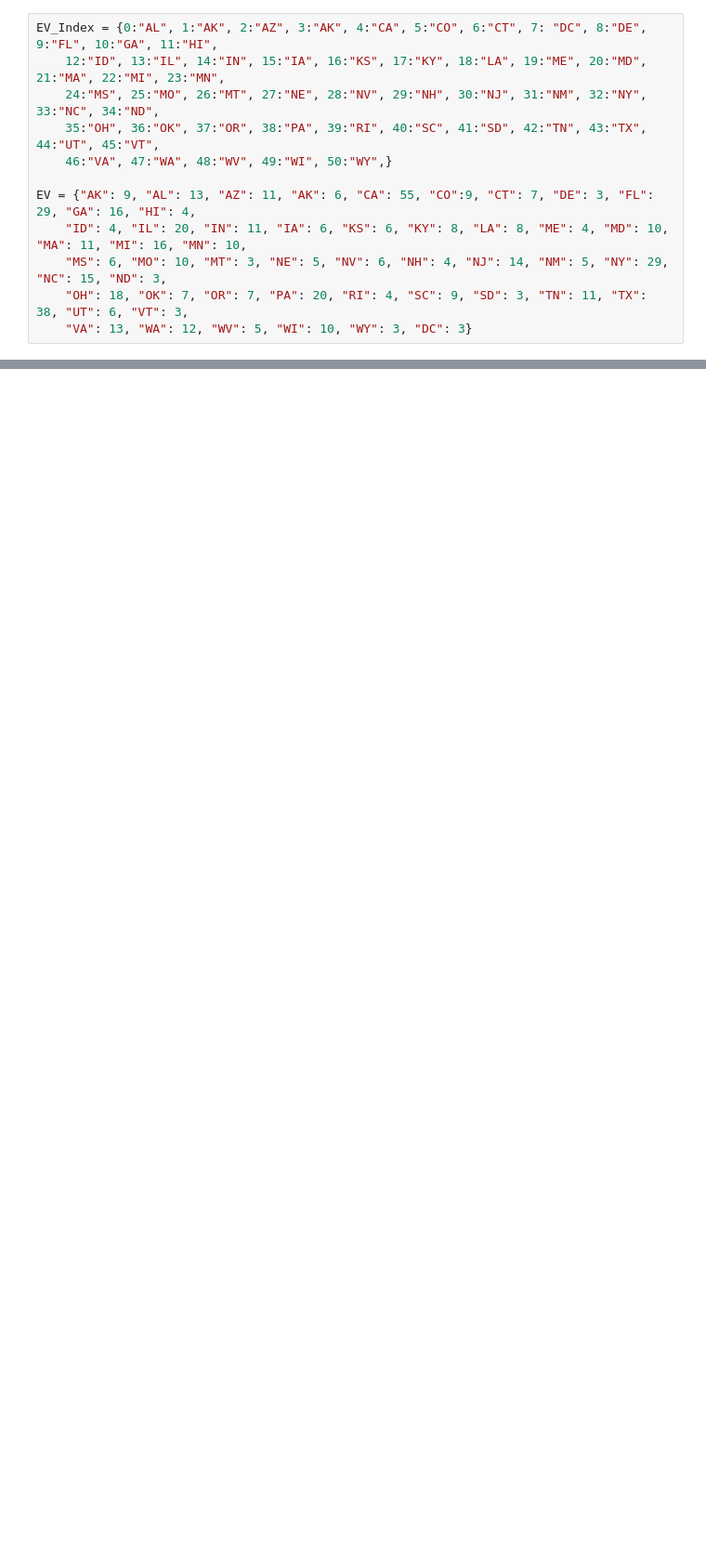
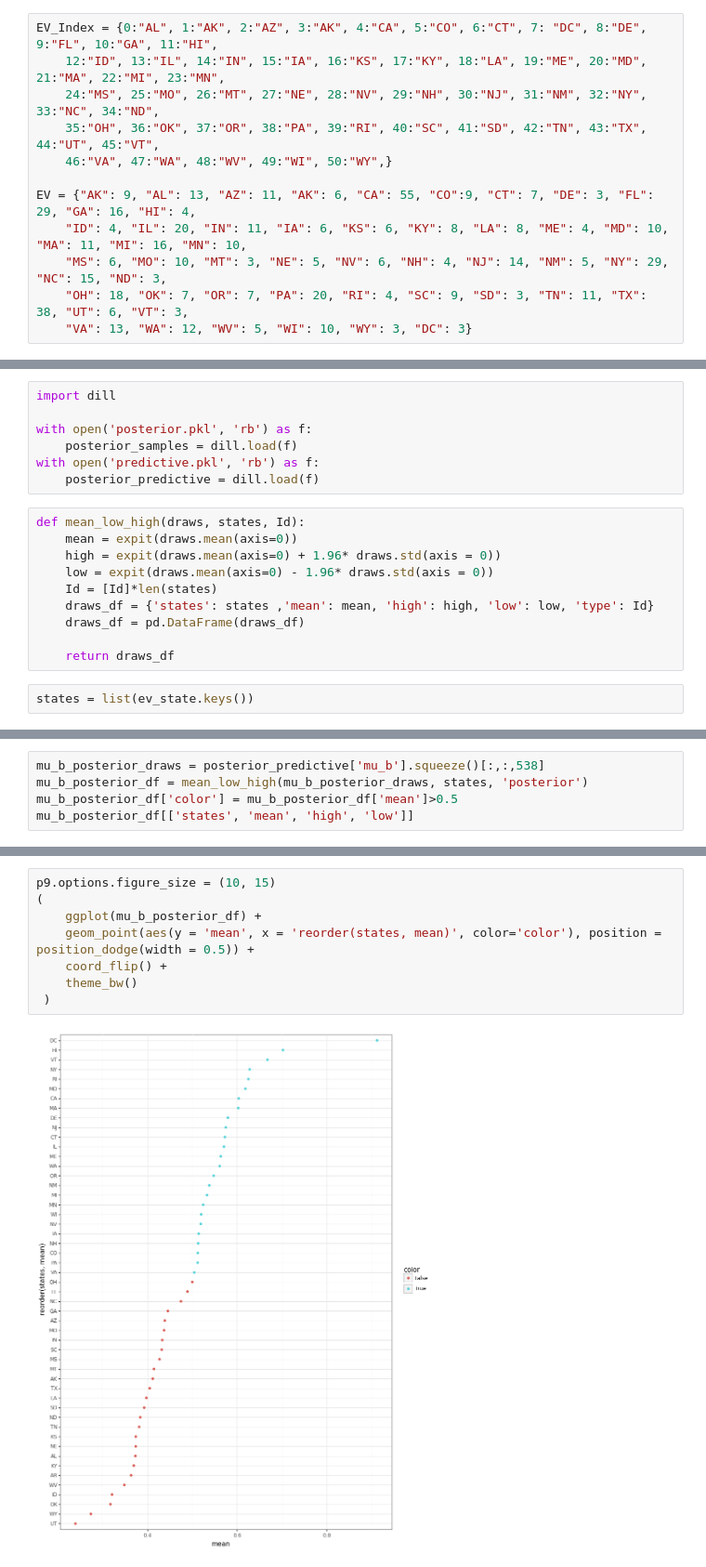
Before and after one commit to Manik-Goyal/Forecasting-Elections-6998, a Jupyter notebook: scripts/model/election_evaluation.ipynb, the cells around one changed output, grey strips where cells are left out. Shown at 93% size. Cells and saved outputs as stored; diff of their text form; blank space fills up the shorter version.

```diff
--- a/scripts/model/election_evaluation.ipynb
+++ b/scripts/model/election_evaluation.ipynb
@@ -471,0 +259,19 @@ NameError: name 'hmc_samples' is not defined
+# %%
+import dill
+
+with open('posterior.pkl', 'rb') as f:
+    posterior_samples = dill.load(f)
+with open('predictive.pkl', 'rb') as f:
+    posterior_predictive = dill.load(f)
+# %%
+def mean_low_high(draws, states, Id):
+    mean = expit(draws.mean(axis=0))
+    high = expit(draws.mean(axis=0) + 1.96* draws.std(axis = 0))
+    low = expit(draws.mean(axis=0) - 1.96* draws.std(axis = 0))
+    Id = [Id]*len(states)
+    draws_df = {'states': states ,'mean': mean, 'high': high, 'low': low, 'type': Id}
+    draws_df = pd.DataFrame(draws_df)
+
+    return draws_df
+# %%
+states = list(ev_state.keys())
@@ -471,0 +283,5 @@ NameError: name 'hmc_samples' is not defined
+# %%
+mu_b_posterior_draws = posterior_predictive['mu_b'].squeeze()[:,:,538]
+mu_b_posterior_df = mean_low_high(mu_b_posterior_draws, states, 'posterior')
+mu_b_posterior_df['color'] = mu_b_posterior_df['mean']>0.5
+mu_b_posterior_df[['states', 'mean', 'high', 'low']]
@@ -471,0 +308,10 @@ NameError: name 'hmc_samples' is not defined
+# %%
+p9.options.figure_size = (10, 15)
+(
+    ggplot(mu_b_posterior_df) +
+    geom_point(aes(y = 'mean', x = 'reorder(states, mean)', color='color'), position = position_dodge(width = 0.5)) +
+    coord_flip() +
+    theme_bw()
+ )
+# %% [output]
+[figure, added]
```
Also changed, not shown: parts of 31 cells of this notebook, 2 other files.
